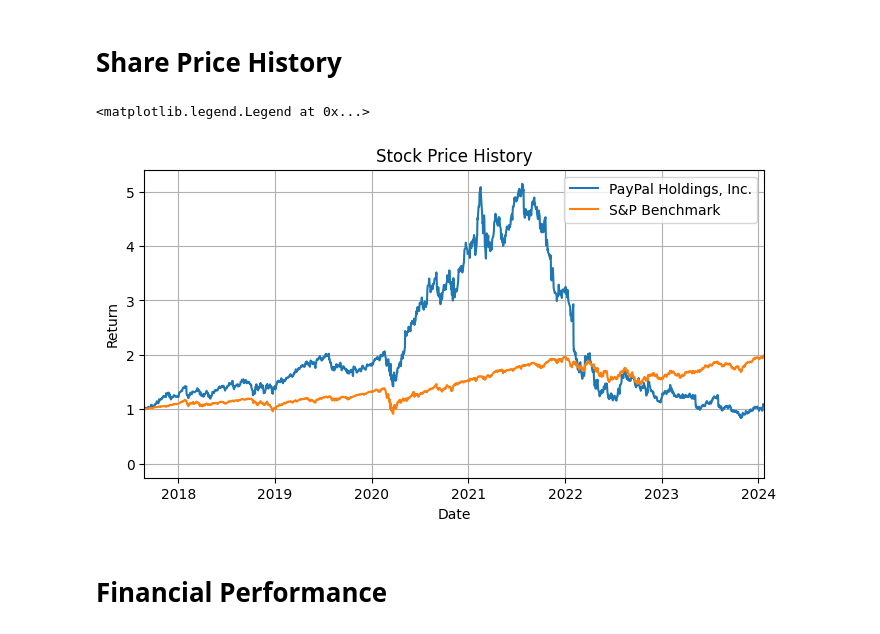
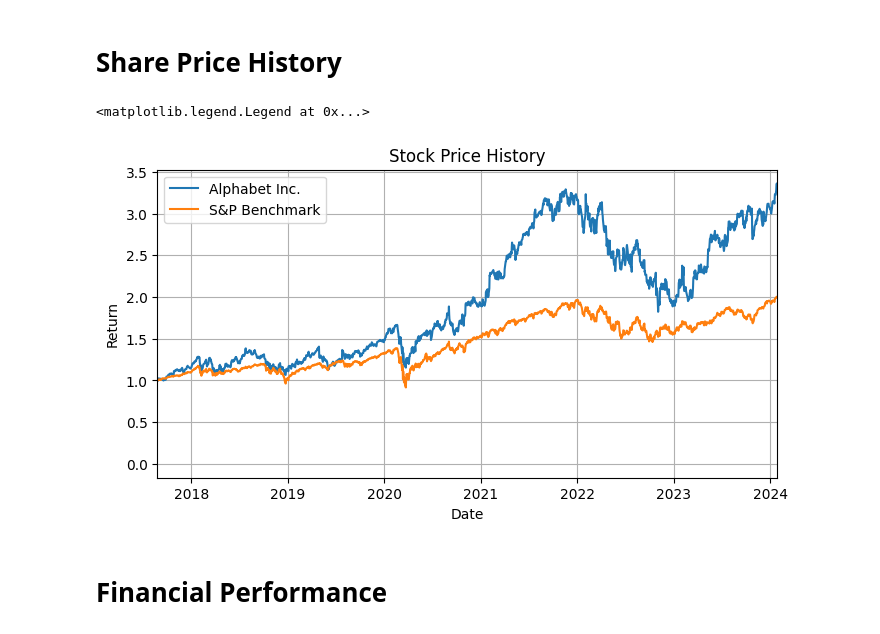
Before and after one commit to BrendanSkyLiang/brendans_bloomberg, a Jupyter notebook: notebooks/single_equity_overview.ipynb, the cells around one changed output. Cells and saved outputs as stored; diff of their text form; code cells hidden in the pictures.

```diff
--- a/notebooks/single_equity_overview.ipynb
+++ b/notebooks/single_equity_overview.ipynb
@@ -13,25 +13,25 @@ from interface.company import Company
 from interface.indicator import Yahoo_Indicator
 from interface.forex import forex
 # %%
-company = Company("PYPL")
+company = Company("GOOG")
 # %% [markdown]
 # Share Price History
 # %%
 start_date = date(2017,8,25)
-company_index = find_col_index(company.get_price_history().dates.transpose(), start_date, 0)
+company_index = find_col_index(company.price_history.dates.transpose(), start_date, 0)
 benchmark_index_index = find_col_index(Yahoo_Indicator("^GSPC").dates.transpose(), start_date, 0)
 plt.figure(figsize=(8, 4))  # Customize the figure size if needed
-plt.plot(company.get_price_history().dates, company.get_price_history().close/float(company.get_price_history().close.iloc[company_index]))  # Use dates or converted values for x-axis
+plt.plot(company.price_history.dates, company.price_history.close/float(company.price_history.close.iloc[company_index]))  # Use dates or converted values for x-axis
 plt.plot(Yahoo_Indicator("^GSPC").dates, Yahoo_Indicator("^GSPC").close/float(Yahoo_Indicator("^GSPC").close.iloc[benchmark_index_index]))
 plt.xlabel("Date")
 plt.ylabel("Return")
 plt.title("Stock Price History")
 plt.grid(True)
 plt.xlim(start_date, date.today())
 plt.legend([str(company.profile.name[0]), "S&P Benchmark"])
 # %% [output]
 <matplotlib.legend.Legend at 0x...>
-[figure, old version]
+[figure, new version]
 # %% [markdown]
 # Financial Performance
 # %% [markdown]
```
Also changed, not shown: parts of 5 cells of this notebook, 1 other file.
